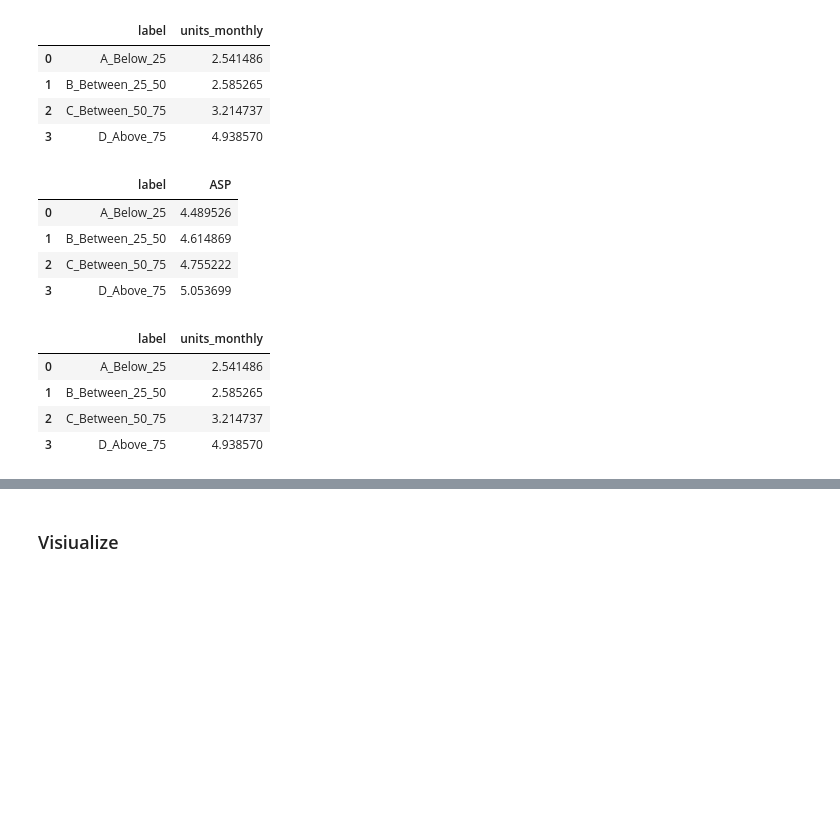
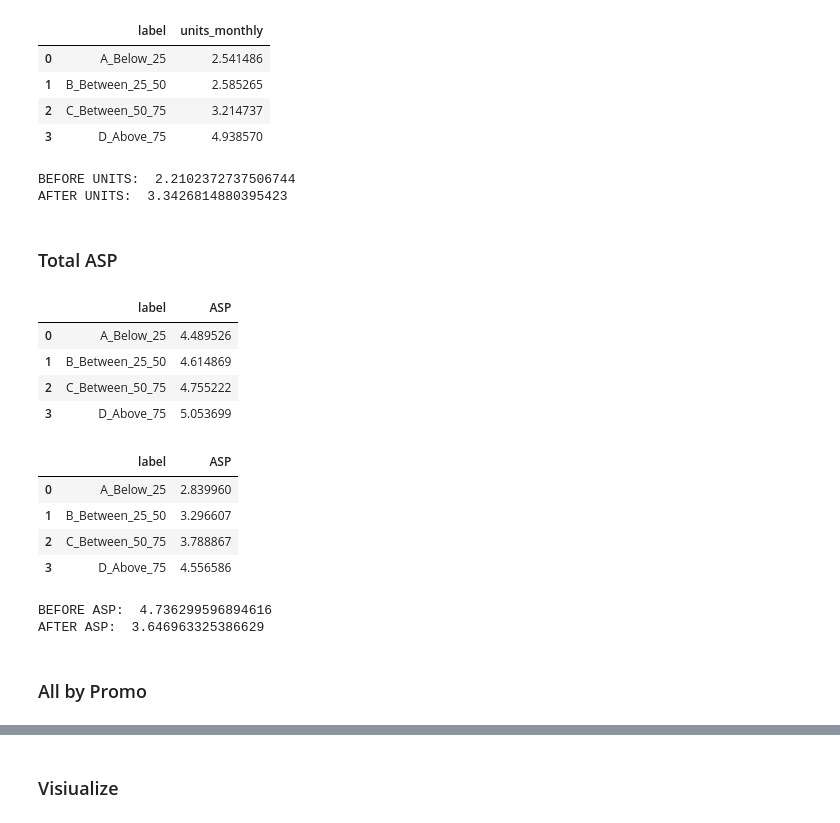
Before and after one commit to dfadeeff/AMZ_Projects, a Jupyter notebook: PMD_Framework.ipynb, the cells around one changed output, grey strips where cells are left out. Saved outputs shown, nothing was run; the diff lists cells and outputs as text; code cells hidden in the pictures; blank space fills up the shorter version.

```diff
--- a/PMD_Framework.ipynb
+++ b/PMD_Framework.ipynb
@@ -192,6 +194,8 @@ def split_initial_dataframe(df, comparator ):
     df5 = df5.fillna(0)
 
     df5['ASP'] = df5['revenue_ever'] / df5['units_ever']
+    df5['ASP_byPromo'] = df5['revenue_byPromo'] / df5['units_byPromo']
+
     df5['share_as_total'] = df5['units_byPromo'] / df5['units_ever']
 
     df5['timeframe_general'] = (( df5['last_ever_date'] - df5['first_ever_date'] ) / np.timedelta64(1,"M") )
@@ -453,7 +401,7 @@ def get_subset_for_ARPU(df):
 
 
     get_that = df[['encrypted_customer_id','label','revenue_ever','units_ever','timeframe_general',
-                  'units_byPromo','revenue_byPromo','timeframe_general_by_Promo','is_promo','is_pmd']]
+                  'revenue_byPromo','units_byPromo','timeframe_general_by_Promo','is_promo','is_pmd']]
     get_that['corrected_timeframe_general'] = np.where(get_that['timeframe_general'] == 0.0, 1.0, get_that['timeframe_general'])
     get_that['corrected_timeframe_byPromo'] = np.where(get_that['timeframe_general_by_Promo'] == 0.0, 1.0, get_that['timeframe_general_by_Promo'])
 
@@ -516,4 +497,14 @@ s_after.groupby(['encrypted_customer_id','label'])['units_monthly'].mean().reset
 | 1 | B_Between_25_50 | 2.585265 |
 | 2 | C_Between_50_75 | 3.214737 |
 | 3 | D_Above_75 | 4.938570 |
+# %%
+print("BEFORE UNITS: " ,
+s_before.groupby(['encrypted_customer_id'])['units_monthly'].mean().reset_index()['units_monthly'].mean())
+print("AFTER UNITS: " ,
+s_after.groupby(['encrypted_customer_id'])['units_monthly'].mean().reset_index()['units_monthly'].mean())
+# %% [output]
+BEFORE UNITS:  2.2102372737506744
+AFTER UNITS:  3.3426814880395423
+# %% [markdown]
+### Total ASP
 # %%
@@ -525,11 +517,22 @@ s_before.groupby(['encrypted_customer_id','label'])['ASP'].mean().reset_index().
 | 2 | C_Between_50_75 | 4.755222 |
 | 3 | D_Above_75 | 5.053699 |
 # %%
-s_after.groupby(['encrypted_customer_id','label'])['units_monthly'].mean().reset_index().groupby("label")['units_monthly'].mean().reset_index()
+s_after.groupby(['encrypted_customer_id',
+'label'])['ASP'].mean().reset_index().groupby("label")['ASP'].mean().reset_index()
 # %% [output]
-|  | label | units_monthly |
-| 0 | A_Below_25 | 2.541486 |
-| 1 | B_Between_25_50 | 2.585265 |
-| 2 | C_Between_50_75 | 3.214737 |
-| 3 | D_Above_75 | 4.938570 |
+|  | label | ASP |
+| 0 | A_Below_25 | 2.839960 |
+| 1 | B_Between_25_50 | 3.296607 |
+| 2 | C_Between_50_75 | 3.788867 |
+| 3 | D_Above_75 | 4.556586 |
+# %%
+print("BEFORE ASP: " ,
+s_before.groupby(['encrypted_customer_id'])['ASP'].mean().reset_index()['ASP'].mean())
+print("AFTER ASP: " ,
+s_after.groupby(['encrypted_customer_id'])['ASP'].mean().reset_index()['ASP'].mean())
+# %% [output]
+BEFORE ASP:  4.736299596894616
+AFTER ASP:  3.646963325386629
+# %% [markdown]
+### All by Promo
 # %%
```
Also changed, not shown: parts of 31 cells of this notebook.
